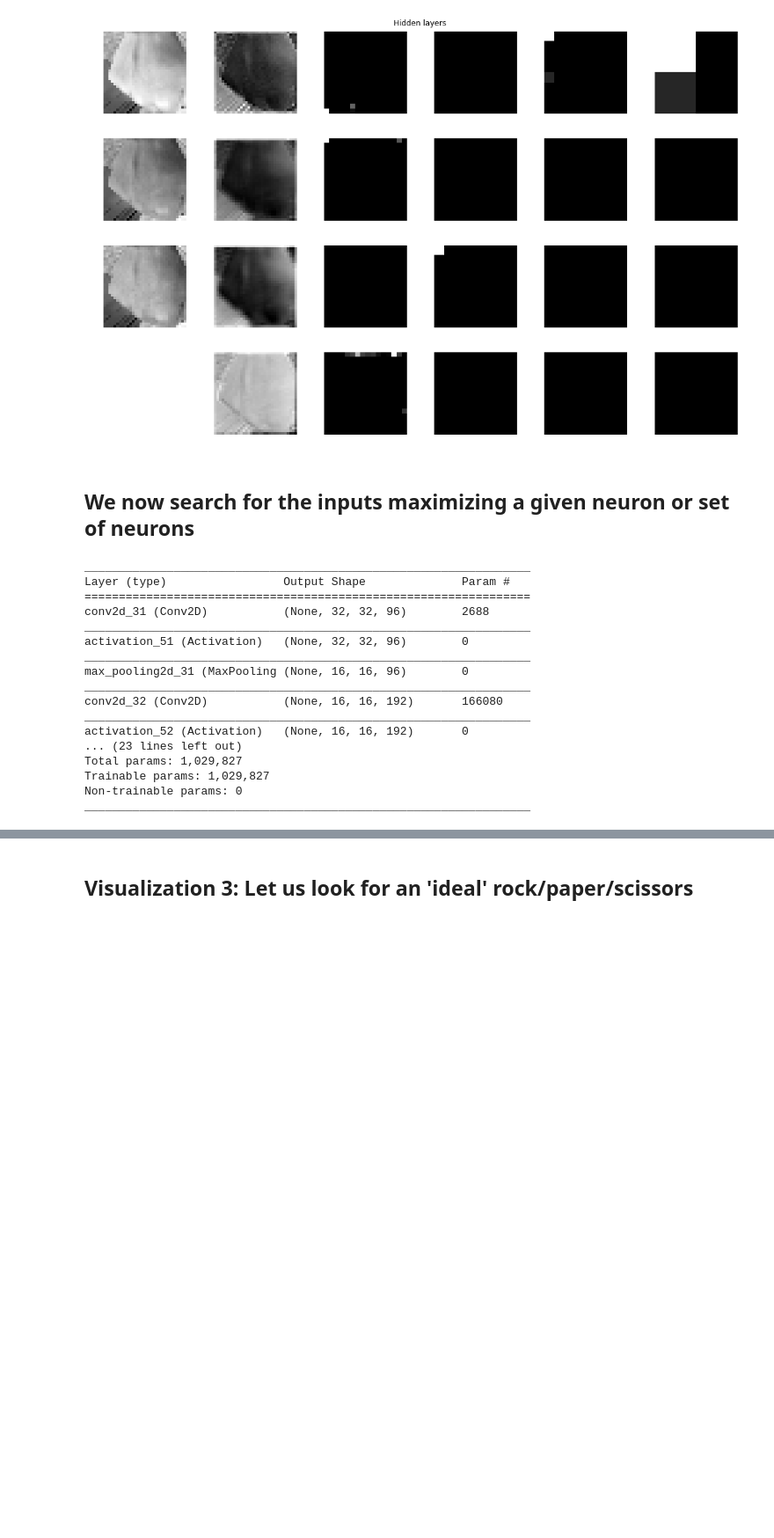
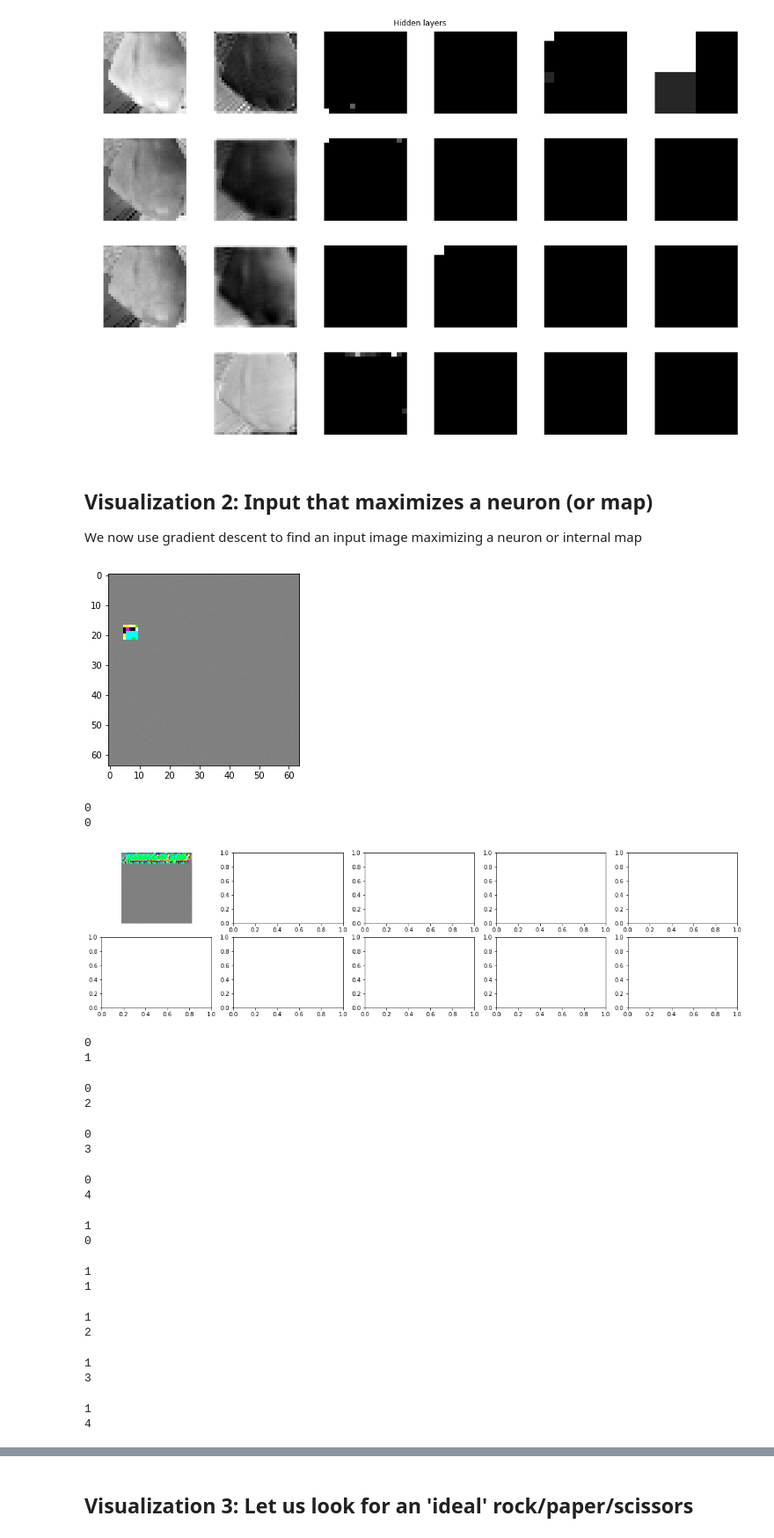
Before and after one commit to alessandro-giusti/rock-paper-scissors, a Jupyter notebook: Activity notebook/notebook_v2.ipynb, the cells around one changed output, grey strips where cells are left out. Shown at 88% size. Cells and saved outputs as stored; diff of their text form; code cells hidden in the pictures; blank space fills up the shorter version.

Commit message:
Visualization 2
Visualization 2

```diff
--- a/Activity notebook/notebook_v2.ipynb
+++ b/Activity notebook/notebook_v2.ipynb
@@ -589,41 +589,67 @@ imt=transform(dataset_te["image"].iloc[0],patchsize)
 plot_hidden_layers(imt)
 # %% [output]
 [figure]
-# %% [markdown]
-## We now search for the inputs maximizing a given neuron or set of neurons
-# %%
-model.summary()
-# %% [output]
-_________________________________________________________________
-Layer (type)                 Output Shape              Param #
-=================================================================
-conv2d_31 (Conv2D)           (None, 32, 32, 96)        2688
-_________________________________________________________________
-activation_51 (Activation)   (None, 32, 32, 96)        0
-_________________________________________________________________
-max_pooling2d_31 (MaxPooling (None, 16, 16, 96)        0
-_________________________________________________________________
-conv2d_32 (Conv2D)           (None, 16, 16, 192)       166080
-_________________________________________________________________
-activation_52 (Activation)   (None, 16, 16, 192)       0
-... (23 lines left out)
-Total params: 1,029,827
-Trainable params: 1,029,827
-Non-trainable params: 0
-_________________________________________________________________
+# %% [markdown]
+## Visualization 2: Input that maximizes a neuron (or map)
+We now use gradient descent to find an input image maximizing a neuron or internal map
 # %%
+# load the network
+model_name="rps.model"
+model = keras.models.load_model(model_name)
+patchsize=64
+
 def makeinputmaximizing(loss, gradstep = 0.01, steps = 20):
     grads = K.gradients(loss, model.input)[0]
 #    grads /= K.sqrt(K.mean(K.square(grads)) + 1e-5)
     iterate = K.function([model.input, K.learning_phase()],[loss, grads])
 
     # img = transform_simple(dataset_te["image"].iloc[0],patchsize)[np.newaxis,:,:,:]
     img = 0.5+0.01*np.random.rand(1,patchsize,patchsize,3)
 
     for i in range(steps):
         loss_value, grads_value = iterate([img, 1])
         if np.max(grads_value)>0:
             gradstep=1/np.max(grads_value)
         img += grads_value * gradstep
         img = np.clip(img,0,1)
     return img[0,:,:,:]
+
+plt.imshow(makeinputmaximizing(model.layers[4].output[0,8,2], steps = 100, gradstep = 0.1))
+plt.show()
+
+import tqdm
+import itertools
+out = model.layers[6].output
+fig, axs = plt.subplots(nrows = 2, ncols = 5, figsize=(20,5), squeeze = False)
+for i,j in tqdm.tqdm(list(itertools.product(range(axs.shape[0]), range(axs.shape[1])))):
+    print (i)
+    print (j)
+    loss = K.mean(out[0,j])
+    img = makeinputmaximizing(loss, gradstep = 0.03, steps = 20)
+
+    axs[i,j].imshow(img)
+    axs[i,j].axis("off")
+    plt.show()
+# %% [output]
+[figure, added]
+0
+0
+[figure, added]
+0
+1
+0
+2
+0
+3
+0
+4
+1
+0
+1
+1
+1
+2
+1
+3
+1
+4
```
Also changed, not shown: parts of 3 cells of this notebook.
